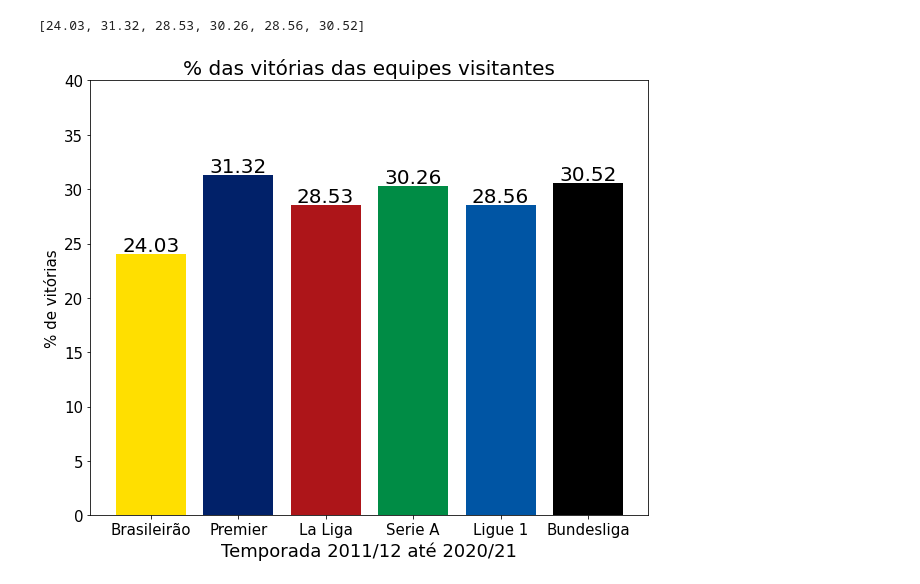
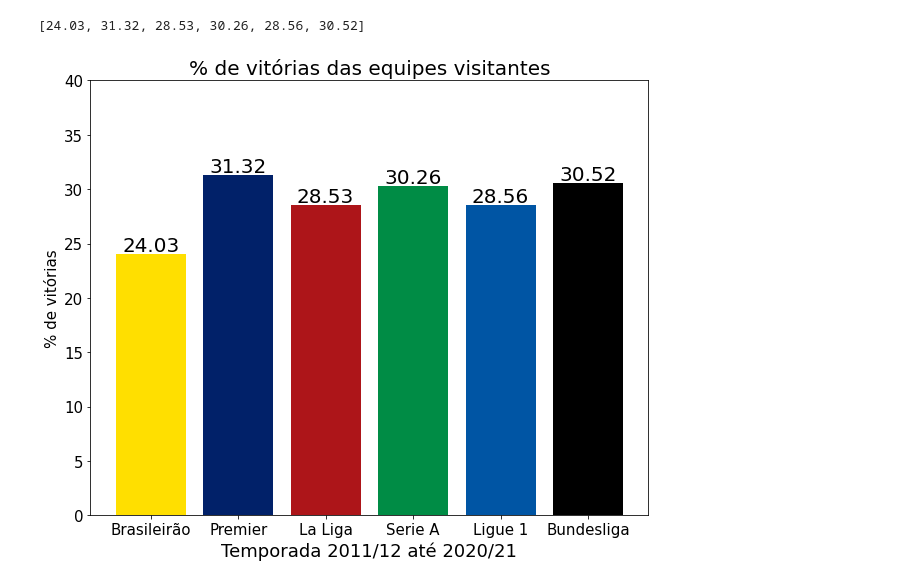
Before and after one commit to cientistadados93/SoccerStudies, a Jupyter notebook: SoccerStudyOne.ipynb, the cells around one changed output. Saved outputs shown, nothing was run; the diff lists cells and outputs as text; code cells hidden in the pictures.

```diff
--- a/SoccerStudyOne.ipynb
+++ b/SoccerStudyOne.ipynb
@@ -160,24 +160,24 @@ print(away_rate)
 # %%
 x = np.arange(len(leagues))
 plt.figure(figsize=(10,8))
 
 plot = plt.bar(x, away_rate, color=['#ffdf00', '#012169', '#AD1519', '#008C45', '#0055A4', '#000000'])
 
 for i in plot.patches:
   plt.annotate(i.get_height(),
                 (i.get_x() + i.get_width()/2,i.get_height()),
                 ha='center', va='baseline',fontsize=20,
                 xytext=(0,3),
                 textcoords='offset points'
                 )
 
-plt.title('% das vitórias das equipes visitantes', fontsize='20')
+plt.title('% de vitórias das equipes visitantes', fontsize='20')
 plt.yticks(size='15')
 plt.xticks(x, leagues, size='15')
 plt.ylim(0,40)
 plt.ylabel('% de vitórias', size='15')
 plt.xlabel('Temporada 2011/12 até 2020/21', size='18')
 plt.savefig("/content/drive/MyDrive/Images/awaywinspercent.jpeg")
 plt.show()
 # %% [output]
-[figure, old version]
+[figure, new version]
```
Also changed, not shown: parts of 2 cells of this notebook.
